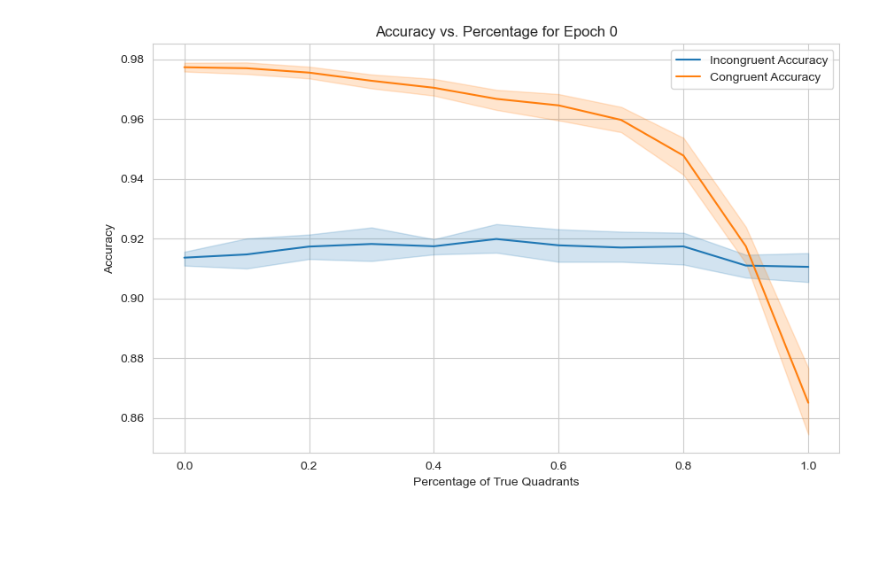
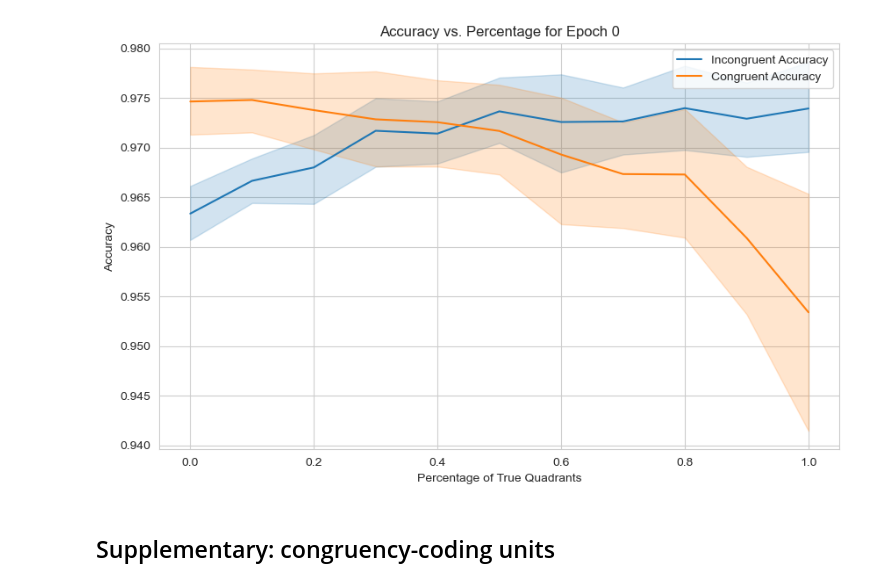
Before and after one commit to dongildonlee/Interference_, a Jupyter notebook: codes/fig3/svm_analysis.ipynb, the cells around one changed output. Cells and saved outputs as stored; diff of their text form; code cells hidden in the pictures; blank space fills up the shorter version.

```diff
--- a/codes/fig3/svm_analysis.ipynb
+++ b/codes/fig3/svm_analysis.ipynb
@@ -85,8 +25,8 @@ exps = range(10)
 percentage_true_values = np.arange(0, 1.1, 0.1)
 
 for relu in relus:
-    for epoch in [90,0]:
-        for net in range(8, 11):
+    for epoch in [90]:
+        for net in range(1, 4):
 
             pkl_filename = f'../../pkl/4to20/network{net}_Relu{relu}_epoch{epoch}_4to20.pkl'
             print(f'Loading {pkl_filename}..')
@@ -99,7 +39,8 @@ for relu in relus:
 
             for percentage_true in percentage_true_values:
 
-                random_units = get_random_units(units, num_units=num_units, sort_by='ktau', percentage_true=percentage_true, Q1=True, Q3=True).astype(int)
+                random_units = svm.get_random_units(units, num_units=num_units, sort_by='ktau', percentage_true=percentage_true,
+                                                    upper_bound={'Q1':(1, 1),'Q2': (-1, .2),'Q3': (-1, -1),'Q4': (1, -.2)}, Q1=True, Q3=True)
 
                 start_time = time.time()
                 y_preds = Parallel(n_jobs=-1)(delayed(svm.SVM_fit)(units=random_units, actv=actv, exp=exp) for exp in exps)
@@ -107,7 +48,7 @@ for relu in relus:
                 print(f"Took {end_time - start_time} seconds to run.")
 
                 for exp in exps:
-                    filename = f'../../csv/SVM_prediction_He_untrained_net{net}_relu{relu}_epoch{epoch}_{num_units}_units_Q1_or_Q3_{percentage_true*100:.0f}percent_sortbyktau_exp{exp}_Oct2023.csv'
+                    filename = f'../../csv/SVM_prediction_He_untrained_net{net}_relu{relu}_epoch{epoch}_{num_units}_units_Q1_or_Q3_{percentage_true*100:.0f}percent_Q2Q4_abs_upper_bound02_exp{exp}_Oct2023.csv'
                     pd.Series(y_preds[exp]).to_csv(filename, index=True)
                     #print(f'Saved results to {filename}')
 # %% [output]
@@ -131,16 +72,15 @@ Took 27.75611686706543 seconds to run.
 # %%
 net=1; relu=4; epoch=90
 num_units=200
-percentage_true=0.7
 df_acc = pd.DataFrame(columns=['net','relu','epoch','percentage','exp','cong_acc','incong_acc'])
 
-for net in range(1,8):
-    for epoch in [0,90]:
+for net in range(1,11):
+    for epoch in [90]:
         for percentage_true in np.arange(0,1.1,0.1):
             for exp in range(0,10):
 
                 test_csv = f'../../csv/svm_test_set{exp}_4to20.csv'
-                pred_csv = f'../../csv/SVM_prediction_He_untrained_net{net}_relu{relu}_epoch{epoch}_{num_units}_units_Q1_or_Q3_{percentage_true*100:.0f}percent_sortbyktau_exp{exp}_Oct2023.csv'
+                pred_csv = f'../../csv/SVM_prediction_He_untrained_net{net}_relu{relu}_epoch{epoch}_{num_units}_units_Q1_or_Q3_{percentage_true*100:.0f}percent_exp{exp}_Oct2023.csv'
                 test_exp = pd.read_csv(test_csv, index_col=0)
                 num_dists=np.abs(test_exp['num1']-test_exp['num2'])*2
                 correct_answers = svm.get_y(test_exp).to_numpy()
@@ -158,4 +98,4 @@ for net in range(1,8):
 df_acc['complement_percentage'] = 1 - df_acc['percentage']
 
 # Save df_acc to a CSV file if needed
-df_acc.to_csv('Quadrants_svm_results.csv', index=False)
+#df_acc.to_csv('Quadrants_svm_results.csv', index=False)
@@ -171,27 +102,30 @@ df_avg = df_acc.groupby(['net', 'relu', 'epoch', 'percentage', 'complement_perce
 # %%
 import seaborn as sns
 import matplotlib.pyplot as plt
 
+df_avg = df_acc.groupby(['net', 'relu', 'epoch', 'percentage', 'complement_percentage'])[['cong_acc', 'incong_acc']].mean().reset_index()
+
 # Filter the DataFrame to include only rows where epoch is 0
-df_epoch0 = df_avg[df_avg['epoch'] == 0]
+df_epoch0 = df_avg[df_avg['epoch'] == 90]
 
 # Set the aesthetic style of the plots
 sns.set_style("whitegrid")
 
 # Initialize the matplotlib figure
 plt.figure(figsize=(10, 6))
 
 # Create the line plot for incong_acc
 sns.lineplot(x='complement_percentage', y='incong_acc', data=df_epoch0, label='Incongruent Accuracy')
 
 # Create the line plot for cong_acc
 sns.lineplot(x='complement_percentage', y='cong_acc', data=df_epoch0, label='Congruent Accuracy')
 
 # Customize the plot
 plt.title('Accuracy vs. Percentage for Epoch 0')
 plt.xlabel('Percentage of True Quadrants')
 plt.ylabel('Accuracy')
 plt.legend()
+#plt.savefig('Q2Q4_coeff2_abs_upper_bound_02.pdf')
 plt.show()
 # %% [output]
-[figure, old version]
+[figure, new version]
@@ -235,3 +132,5 @@ random_indices = np.concatenate([random_indices_true, random_indices_false])
+# %% [markdown]
+## Supplementary: congruency-coding units
 # %%
 net=1; relu=4; epoch=90
 
```
Also changed, not shown: parts of 10 cells of this notebook, 4 other files.
